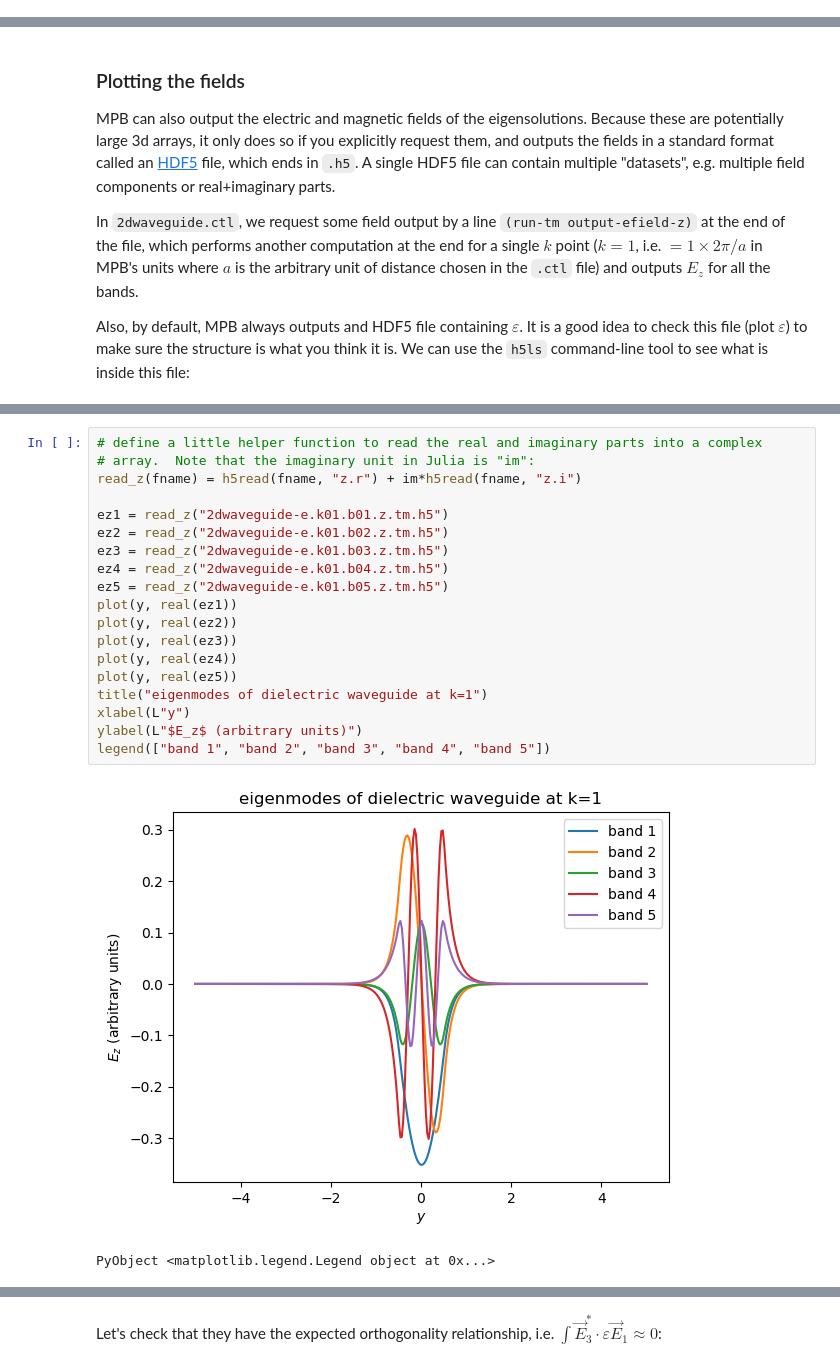
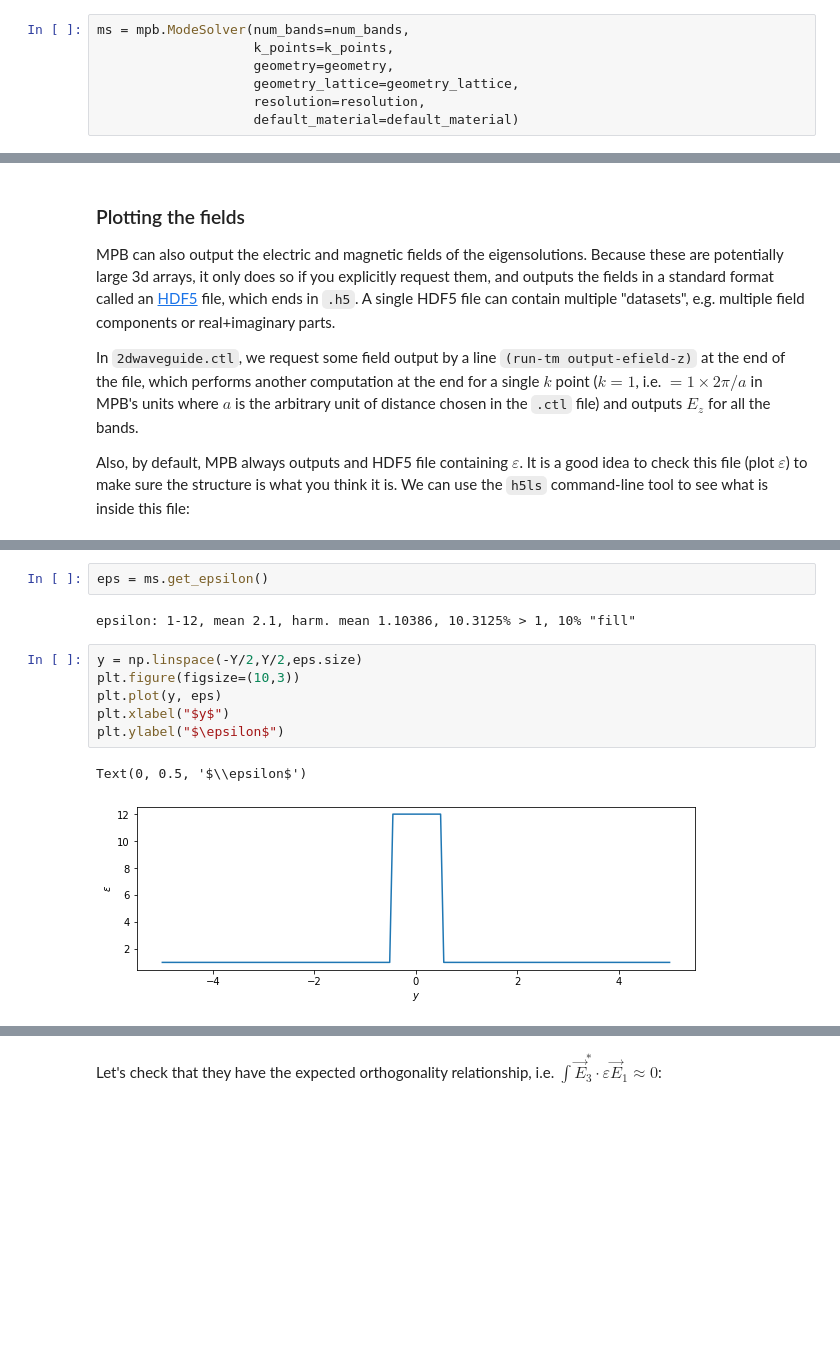
Before and after one commit to mitmath/18369, a Jupyter notebook: notes/MPB-demo.ipynb, the cells around one changed output, grey strips where cells are left out. Cells and saved outputs as stored; diff of their text form; blank space fills up the shorter version.

Commit message:
notes for upcoming lecture 13

```diff
--- a/notes/MPB-demo.ipynb
+++ b/notes/MPB-demo.ipynb
@@ -97,0 +92,7 @@ Because MPB's calculation is technically a supercell, a periodic array of wavegu
+# %%
+ms = mpb.ModeSolver(num_bands=num_bands,
+                    k_points=k_points,
+                    geometry=geometry,
+                    geometry_lattice=geometry_lattice,
+                    resolution=resolution,
+                    default_material=default_material)
@@ -168,22 +201,13 @@ For example, `2dwaveguide-e.k01.b01.z.tm.h5` contains the electric field (`e`) o
-# %%
-# define a little helper function to read the real and imaginary parts into a complex
-# array.  Note that the imaginary unit in Julia is "im":
-read_z(fname) = h5read(fname, "z.r") + im*h5read(fname, "z.i")
-
-ez1 = read_z("2dwaveguide-e.k01.b01.z.tm.h5")
-ez2 = read_z("2dwaveguide-e.k01.b02.z.tm.h5")
-ez3 = read_z("2dwaveguide-e.k01.b03.z.tm.h5")
-ez4 = read_z("2dwaveguide-e.k01.b04.z.tm.h5")
-ez5 = read_z("2dwaveguide-e.k01.b05.z.tm.h5")
-plot(y, real(ez1))
-plot(y, real(ez2))
-plot(y, real(ez3))
-plot(y, real(ez4))
-plot(y, real(ez5))
-title("eigenmodes of dielectric waveguide at k=1")
-xlabel(L"y")
-ylabel(L"$E_z$ (arbitrary units)")
-legend(["band 1", "band 2", "band 3", "band 4", "band 5"])
-# %% [output]
-[figure, removed]
-PyObject <matplotlib.legend.Legend object at 0x...>
+# %%
+eps = ms.get_epsilon()
+# %% [output]
+epsilon: 1-12, mean 2.1, harm. mean 1.10386, 10.3125% > 1, 10% "fill"
+# %%
+y = np.linspace(-Y/2,Y/2,eps.size)
+plt.figure(figsize=(10,3))
+plt.plot(y, eps)
+plt.xlabel("$y$")
+plt.ylabel("$\epsilon$")
+# %% [output]
+Text(0, 0.5, '$\\epsilon$')
+[figure, added]
```
Also changed, not shown: parts of 60 cells of this notebook, 1 other file.
